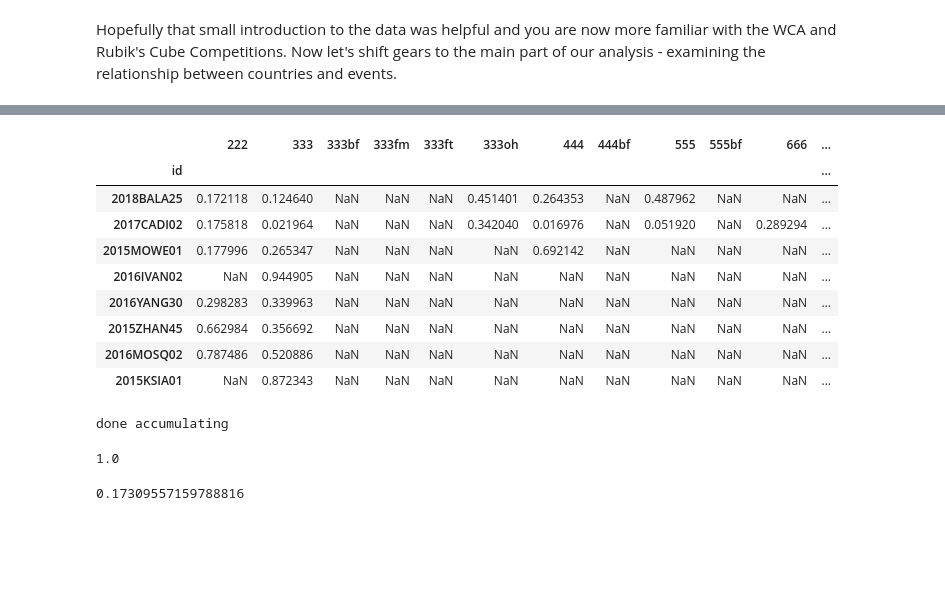
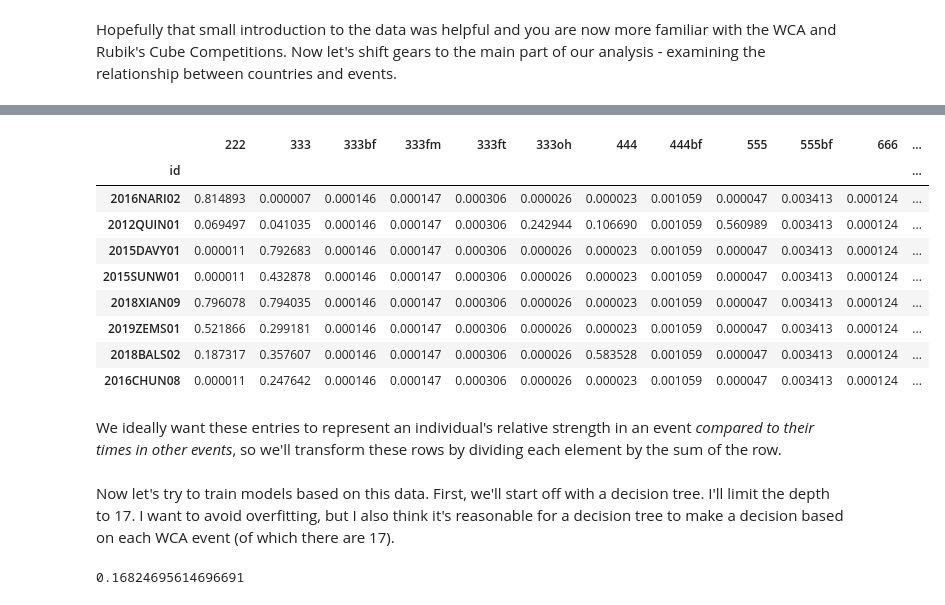
Before and after one commit to seanbelke/CMSC320-Final-Tutorial, a Jupyter notebook: wca-analysis.ipynb, the cells around one changed output, grey strips where cells are left out. Drawn from its saved outputs; the diff is of its cells as text; code cells hidden in the pictures; blank space fills up the shorter version.

```diff
--- a/wca-analysis.ipynb
+++ b/wca-analysis.ipynb
@@ -123,49 +280,39 @@ Hopefully that small introduction to the data was helpful and you are now more f
 # %%
 # We will begin by whittling down the persons table to just each person's WCA ID and
 # country of residence, and then we will use the WCA ID as the table's index.  First we must
 # load in the dataset with pandas.
 df_persons = pd.read_csv("WCA_export_Persons.tsv", sep = '\t', low_memory=False)
 
 # only retain the two columns from the persons table that we need.
 df_persons = df_persons[['id','countryId']]
 
 # pivot the original dataframe from long to wide format.  This will put it in a format closer to what we want for our
 # machine learning and analysis later on.  We'll just use their single world ranking for now and ignore their average
 # world ranking
 full_df = df.pivot(index = 'personId', columns = 'eventId', values = 'worldRank_single')
 full_df = pd.merge(full_df, df_persons, how = 'left', left_on = 'personId', right_on = 'id')
 full_df.set_index('id', inplace=True)
 
+# replace NaNs with some flag value (no actual value in the table can be greater than 1)
+full_df.replace(np.nan, 1.000001, inplace=True)
+
 # convert the values in the table to percentiles (really 1 minus the percentile) instead of raw rankings.
 for event in full_df.columns[:-1]:
     event_max = full_df[event].max()
     full_df[event] = full_df[event] / event_max
 
-# full_df.replace(np.nan, 1.000001, inplace=True)
-
 # display part of the table
-full_df.sample(8, random_state = 7)
+full_df.sample(8, random_state = 4)
 # %% [output]
 |  | 222 | 333 | 333bf | 333fm | 333ft | 333oh | 444 | 444bf | 555 | 555bf | 666 | ... |
 | id |  |  |  |  |  |  |  |  |  |  |  | ... |
-| 2018BALA25 | 0.172118 | 0.124640 | NaN | NaN | NaN | 0.451401 | 0.264353 | NaN | 0.487962 | NaN | NaN | ... |
-| 2017CADI02 | 0.175818 | 0.021964 | NaN | NaN | NaN | 0.342040 | 0.016976 | NaN | 0.051920 | NaN | 0.289294 | ... |
-| 2015MOWE01 | 0.177996 | 0.265347 | NaN | NaN | NaN | NaN | 0.692142 | NaN | NaN | NaN | NaN | ... |
-| 2016IVAN02 | NaN | 0.944905 | NaN | NaN | NaN | NaN | NaN | NaN | NaN | NaN | NaN | ... |
-| 2016YANG30 | 0.298283 | 0.339963 | NaN | NaN | NaN | NaN | NaN | NaN | NaN | NaN | NaN | ... |
-| 2015ZHAN45 | 0.662984 | 0.356692 | NaN | NaN | NaN | NaN | NaN | NaN | NaN | NaN | NaN | ... |
-| 2016MOSQ02 | 0.787486 | 0.520886 | NaN | NaN | NaN | NaN | NaN | NaN | NaN | NaN | NaN | ... |
-| 2015KSIA01 | NaN | 0.872343 | NaN | NaN | NaN | NaN | NaN | NaN | NaN | NaN | NaN | ... |
+| 2016NARI02 | 0.814893 | 0.000007 | 0.000146 | 0.000147 | 0.000306 | 0.000026 | 0.000023 | 0.001059 | 0.000047 | 0.003413 | 0.000124 | ... |
+| 2012QUIN01 | 0.069497 | 0.041035 | 0.000146 | 0.000147 | 0.000306 | 0.242944 | 0.106690 | 0.001059 | 0.560989 | 0.003413 | 0.000124 | ... |
+| 2015DAVY01 | 0.000011 | 0.792683 | 0.000146 | 0.000147 | 0.000306 | 0.000026 | 0.000023 | 0.001059 | 0.000047 | 0.003413 | 0.000124 | ... |
+| 2015SUNW01 | 0.000011 | 0.432878 | 0.000146 | 0.000147 | 0.000306 | 0.000026 | 0.000023 | 0.001059 | 0.000047 | 0.003413 | 0.000124 | ... |
+| 2018XIAN09 | 0.796078 | 0.794035 | 0.000146 | 0.000147 | 0.000306 | 0.000026 | 0.000023 | 0.001059 | 0.000047 | 0.003413 | 0.000124 | ... |
+| 2019ZEMS01 | 0.521866 | 0.299181 | 0.000146 | 0.000147 | 0.000306 | 0.000026 | 0.000023 | 0.001059 | 0.000047 | 0.003413 | 0.000124 | ... |
+| 2018BALS02 | 0.187317 | 0.357607 | 0.000146 | 0.000147 | 0.000306 | 0.000026 | 0.583528 | 0.001059 | 0.000047 | 0.003413 | 0.000124 | ... |
+| 2016CHUN08 | 0.000011 | 0.247642 | 0.000146 | 0.000147 | 0.000306 | 0.000026 | 0.000023 | 0.001059 | 0.000047 | 0.003413 | 0.000124 | ... |
-# %%
-temp_df = full_df.copy()
-temp_df['sum'] = temp_df.drop('countryId', axis = 1).sum(axis = 1)
-# for id, row in temp_df.iterrows():
-#     sum = row[:-1].sum()
-#     temp_df.loc[id, 'sum'] = sum
-print("done accumulating")
-for event in temp_df.columns[:-2]:
-    temp_df[event] = temp_df[event] / temp_df['sum']
-temp_df.loc['2012CALL01'].drop(['countryId', 'sum']).sum()
-# %% [output]
-done accumulating
-1.0
+# %% [markdown]
+We ideally want these entries to represent an individual's relative strength in an event *compared to their times in other events*, so we'll transform these rows by dividing each element by the sum of the row.
@@ -172,15 +323,16 @@ done accumulating
+# %% [markdown]
+Now let's try to train models based on this data.  First, we'll start off with a decision tree.  I'll limit the depth to 17.  I want to avoid overfitting, but I also think it's reasonable for a decision tree to make a decision based on each WCA event (of which there are 17).
 # %%
 from sklearn import tree
 from sklearn.model_selection import train_test_split
-temp_df.replace(np.nan, 1, inplace=True)
 
 clf = tree.DecisionTreeClassifier(max_depth = 17)
-y = temp_df.countryId
-X = temp_df.drop('countryId', axis = 1)
+y = full_df.countryId
+X = full_df.drop('countryId', axis = 1)
 
 X_train, X_test, y_train, y_test = train_test_split(X, y, test_size = 0.25, random_state = 2)
 
 clf = clf.fit(X_train, y_train)
 print(clf.score(X_test, y_test))
 # %% [output]
-0.17309557159788816
+0.16824695614696691
```
Also changed, not shown: parts of 27 cells of this notebook, 2 other files.
